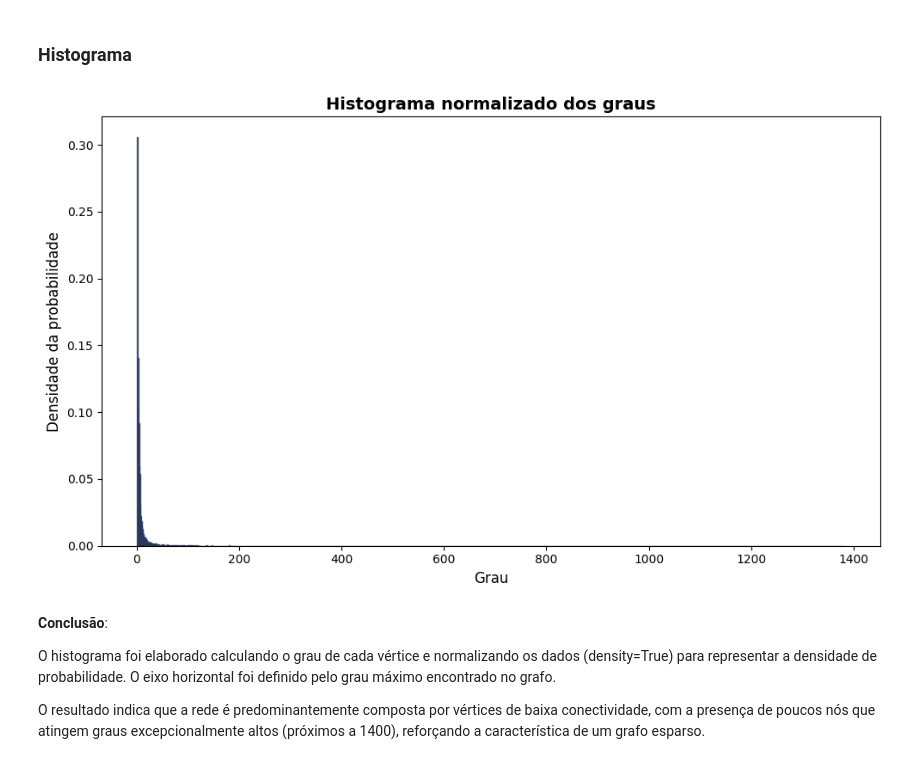
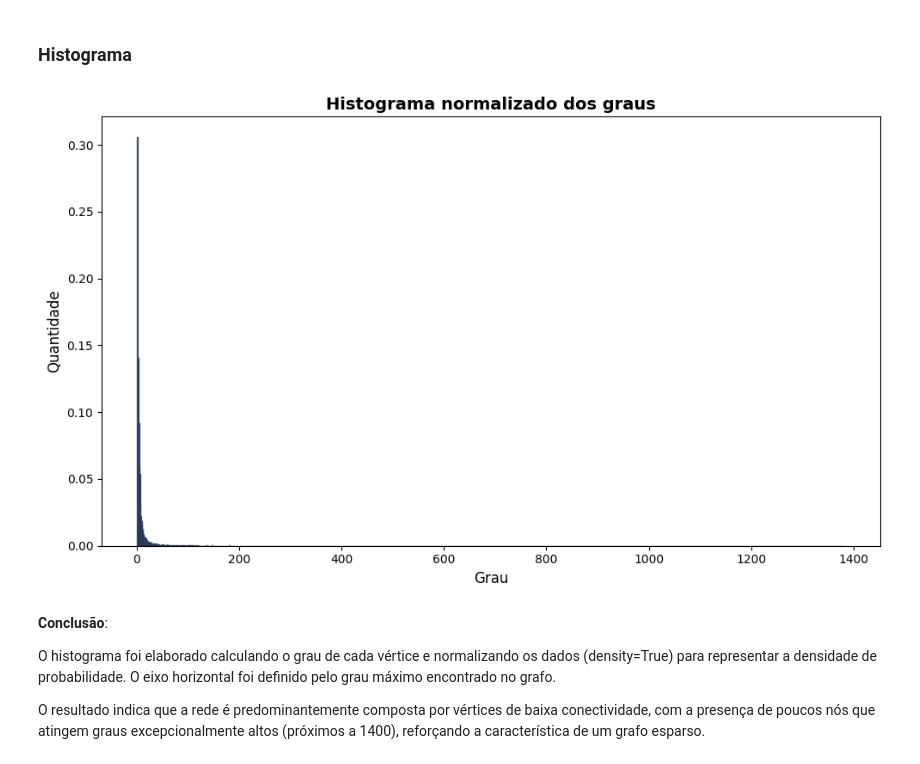
Before and after one commit to tiagostmg/grafos, a Jupyter notebook: src/entrega_1.ipynb, the cells around one changed output. Cells and saved outputs as stored; diff of their text form; code cells hidden in the pictures.

```diff
--- a/src/entrega_1.ipynb
+++ b/src/entrega_1.ipynb
@@ -175,24 +175,24 @@ degrees = [g.degree(i) for i in range(g.V)]
 # %%
 df = pd.DataFrame({"degree": degrees})
 
 plt.figure(figsize=(10, 6))
 
 plt.hist(df['degree'], bins=g.max_degree(), density=True,
          color='blue', edgecolor='#2c3e50', alpha=0.8)
 
 # plt.yscale('log')
 # plt.grid(True, which="both", ls="--", alpha=0.2)
 
 plt.title(r"Histograma normalizado dos graus", fontsize=14, fontweight='bold')
 plt.xlabel("Grau", fontsize=12)
-plt.ylabel("Densidade da probabilidade", fontsize=12)
+plt.ylabel("Quantidade", fontsize=12)
 # plt.ylabel("Quantidade", fontsize=12)
 
 plt.tight_layout()
 
 plt.show()
 # %% [output]
-[figure, old version]
+[figure, new version]
 # %% [markdown]
 **Conclusão**:
 
```
